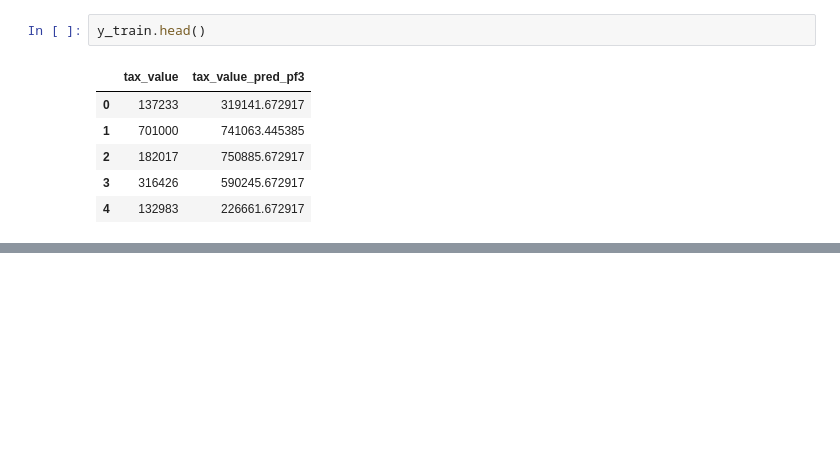
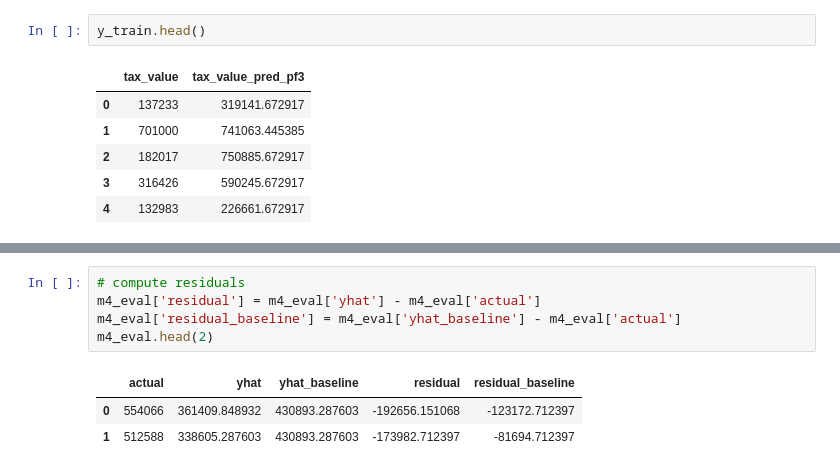
Before and after one commit to cristinalucin/regression-project, a Jupyter notebook: project_workbook.ipynb, the cells around one changed output, grey strips where cells are left out. Saved outputs shown, nothing was run; the diff lists cells and outputs as text; blank space fills up the shorter version.

```diff
--- a/project_workbook.ipynb
+++ b/project_workbook.ipynb
@@ -1566,0 +1810,9 @@ train.head(2)
+# %%
+# compute residuals
+m4_eval['residual'] = m4_eval['yhat'] - m4_eval['actual']
+m4_eval['residual_baseline'] = m4_eval['yhat_baseline'] - m4_eval['actual']
+m4_eval.head(2)
+# %% [output]
+|  | actual | yhat | yhat_baseline | residual | residual_baseline |
+| 0 | 554066 | 361409.848932 | 430893.287603 | -192656.151068 | -123172.712397 |
+| 1 | 512588 | 338605.287603 | 430893.287603 | -173982.712397 | -81694.712397 |
```
Also changed, not shown: parts of 189 cells of this notebook, 2 other files.
